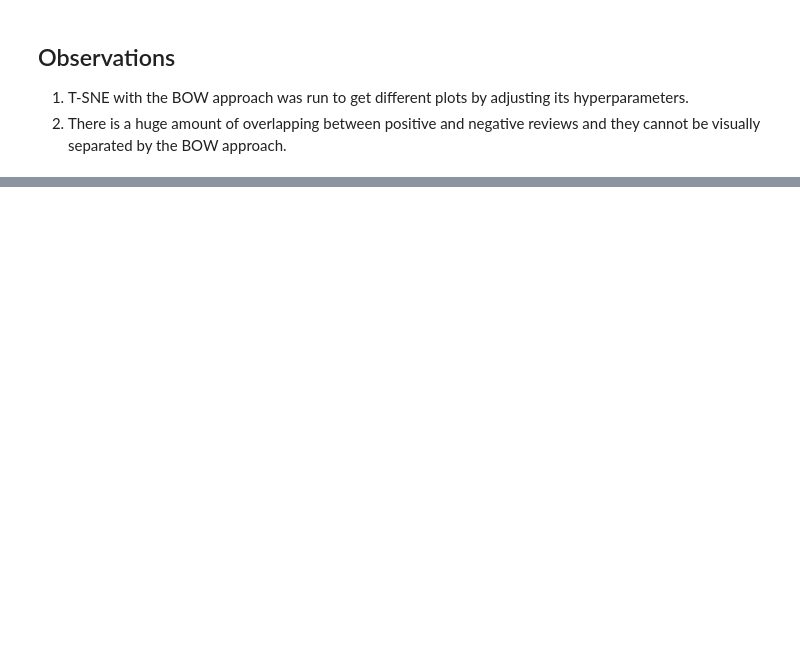
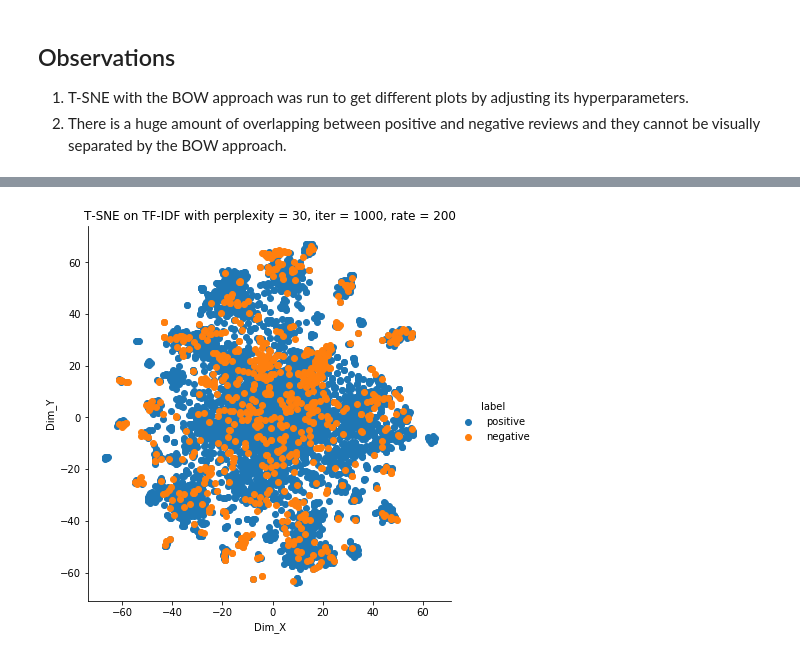
Before and after one commit to jazzykochar/amazon-fine-food-reviews, a Jupyter notebook: amazon-fine-food-reviews-t-sne.ipynb, the cells around one changed output, grey strips where cells are left out. Drawn from its saved outputs; the diff is of its cells as text; code cells hidden in the pictures; blank space fills up the shorter version.

```diff
--- a/amazon-fine-food-reviews-t-sne.ipynb
+++ b/amazon-fine-food-reviews-t-sne.ipynb
@@ -465,0 +483,17 @@ plt.show()
+# %%
+%%time
+
+# Before applying the model, convert the sparse matrix to dense matrix using truncated SVD.
+
+# Standardize the data.
+from sklearn.preprocessing import StandardScaler
+final_standardized_data=StandardScaler(with_mean=False).fit_transform(final_tf_idf)
+
+# Apply truncated SVD setting the number of features as 50
+# This will suppress some noise and speed up the computation of pairwise distances between samples.
+# Reference : https://scikit-learn.org/stable/modules/generated/sklearn.manifold.TSNE.html
+
+from sklearn.decomposition import TruncatedSVD
+tsvd_data = TruncatedSVD(n_components=50, random_state=0).fit_transform(final_standardized_data)
+
+print(len(tsvd_data))
@@ -465,0 +504,25 @@ plt.show()
+# %%
+%%time
+
+from sklearn.manifold import TSNE
+import matplotlib.pyplot as plt
+
+tsne_model = TSNE(n_components=2, random_state=0)
+# configuring the parameteres
+# the number of components = 2
+# default perplexity = 30
+# default learning rate = 200
+# default Maximum number of iterations for the optimization = 1000
+
+tsne_data = tsne_model.fit_transform(tsvd_data)
+
+# creating a new data frame which help us in ploting the result data
+tsne_data = np.vstack((tsne_data.T, score)).T
+tsne_df = pd.DataFrame(data=tsne_data, columns=("Dim_X", "Dim_Y", "label"))
+
+# Plotting the result of tsne
+sns.FacetGrid(tsne_df, hue="label", height=6).map(plt.scatter, "Dim_X", "Dim_Y").add_legend()
+plt.title('T-SNE on TF-IDF with perplexity = 30, iter = 1000, rate = 200')
+plt.show()
+# %% [output]
+[figure, added]
```
Also changed, not shown: parts of 30 cells of this notebook.
